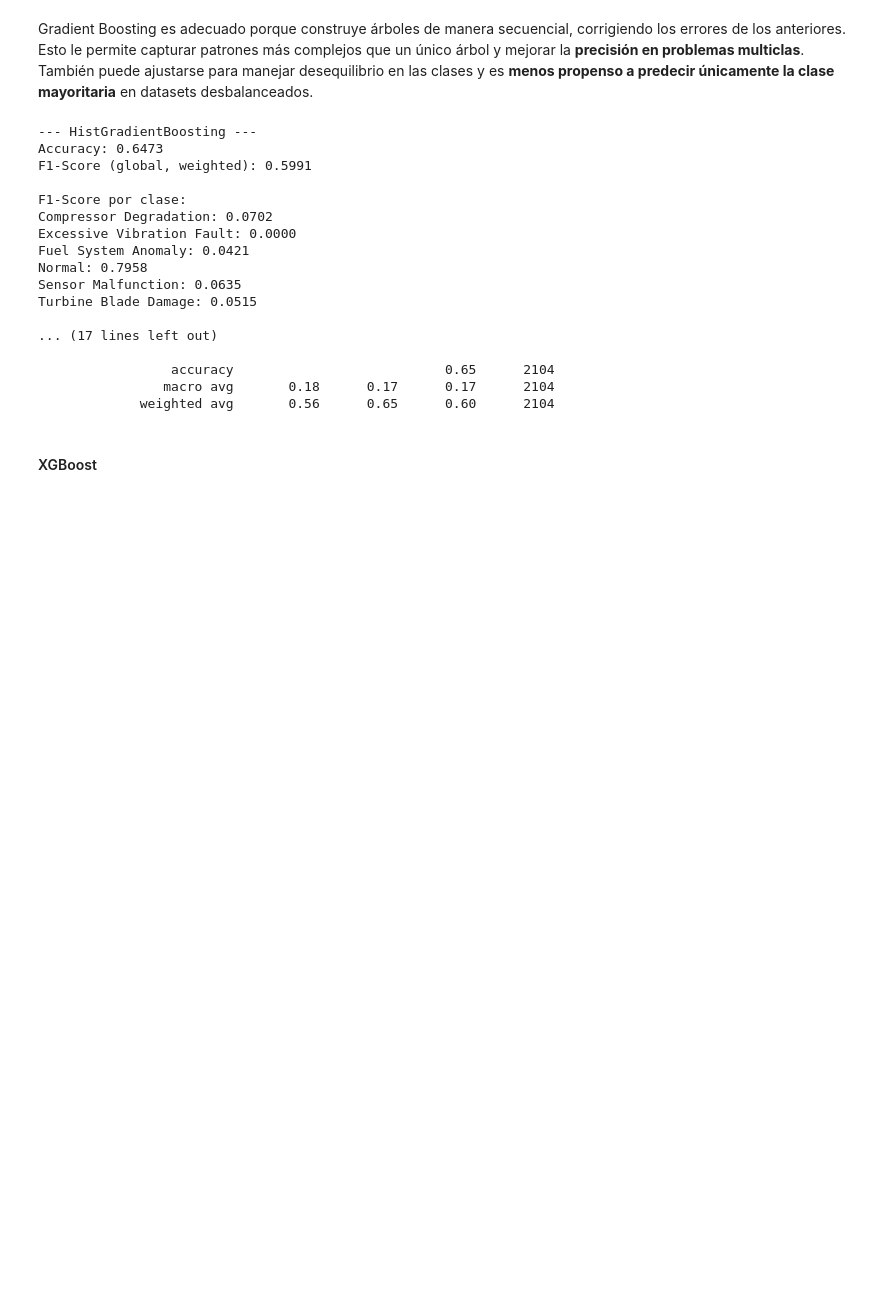
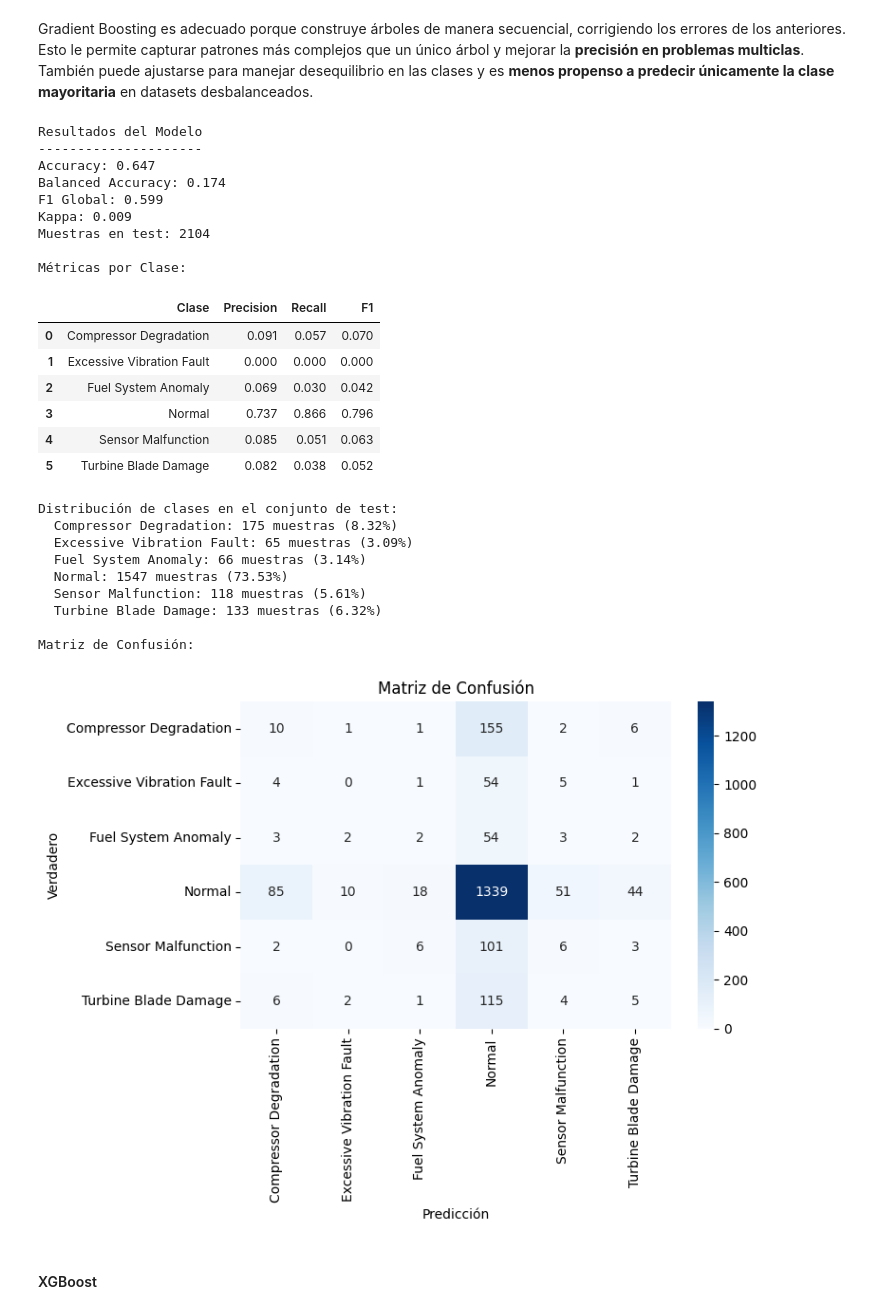
Before and after one commit to noraib/analitica_turboshaft, a Jupyter notebook: Entrega_final.ipynb, the cells around one changed output. Drawn from its saved outputs; the diff is of its cells as text; code cells hidden in the pictures; blank space fills up the shorter version.

Commit message:
modelos y cosas

```diff
--- a/Entrega_final.ipynb
+++ b/Entrega_final.ipynb
@@ -554,24 +568,34 @@ Gradient Boosting es adecuado porque construye árboles de manera secuencial, co
 # %%
 gb_model = HistGradientBoostingClassifier(max_iter=100, random_state=111, class_weight='balanced')
 resultados_gb = evaluar_modelo_scikit(gb_model, X_train, X_test, y_train, y_test, "HistGradientBoosting", le)
+mostrar_resultados_notebook(resultados_gb, le)
 # %% [output]
---- HistGradientBoosting ---
-Accuracy: 0.6473
-F1-Score (global, weighted): 0.5991
+Resultados del Modelo
+---------------------
+Accuracy: 0.647
+Balanced Accuracy: 0.174
+F1 Global: 0.599
+Kappa: 0.009
+Muestras en test: 2104
 
-F1-Score por clase:
-Compressor Degradation: 0.0702
-Excessive Vibration Fault: 0.0000
-Fuel System Anomaly: 0.0421
-Normal: 0.7958
-Sensor Malfunction: 0.0635
-Turbine Blade Damage: 0.0515
-
-... (17 lines left out)
-
-                 accuracy                           0.65      2104
-                macro avg       0.18      0.17      0.17      2104
-             weighted avg       0.56      0.65      0.60      2104
+Métricas por Clase:
+|  | Clase | Precision | Recall | F1 |
+| 0 | Compressor Degradation | 0.091 | 0.057 | 0.070 |
+| 1 | Excessive Vibration Fault | 0.000 | 0.000 | 0.000 |
+| 2 | Fuel System Anomaly | 0.069 | 0.030 | 0.042 |
+| 3 | Normal | 0.737 | 0.866 | 0.796 |
+| 4 | Sensor Malfunction | 0.085 | 0.051 | 0.063 |
+| 5 | Turbine Blade Damage | 0.082 | 0.038 | 0.052 |
+Distribución de clases en el conjunto de test:
+  Compressor Degradation: 175 muestras (8.32%)
+  Excessive Vibration Fault: 65 muestras (3.09%)
+  Fuel System Anomaly: 66 muestras (3.14%)
+  Normal: 1547 muestras (73.53%)
+  Sensor Malfunction: 118 muestras (5.61%)
+  Turbine Blade Damage: 133 muestras (6.32%)
+
+Matriz de Confusión:
+[figure, added]
 # %% [markdown]
 #### XGBoost
 # %% [markdown]
```
Also changed, not shown: parts of 29 cells of this notebook, 5 other files.
